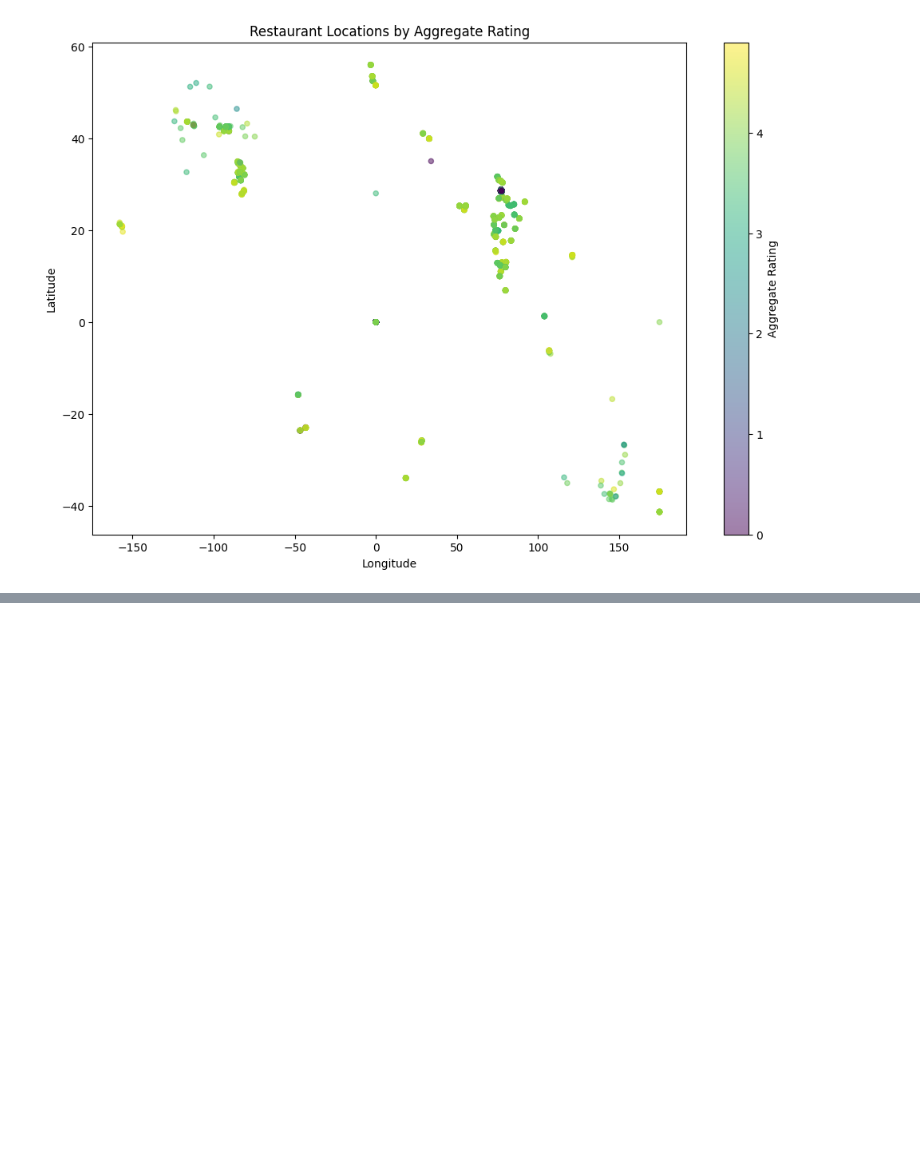
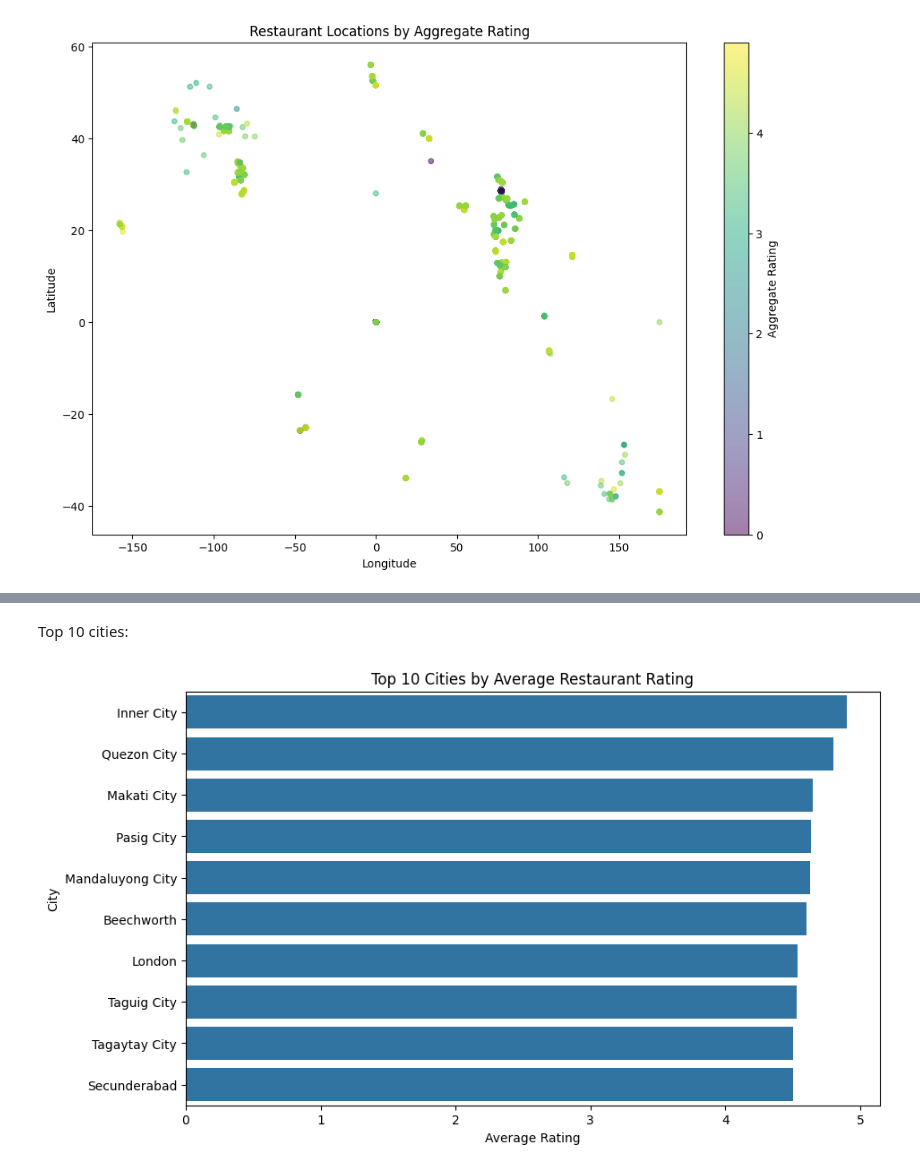
Before and after one commit to siddharth-kushwaha03/Cognifyz, a Jupyter notebook: Level_1_Task3/task3.ipynb, the cells around one changed output, grey strips where cells are left out. Drawn from its saved outputs; the diff is of its cells as text; code cells hidden in the pictures; blank space fills up the shorter version.

```diff
--- a/Level_1_Task3/task3.ipynb
+++ b/Level_1_Task3/task3.ipynb
@@ -70,0 +146,4 @@ plt.show()
+# %%
+city_rating = (df.groupby("City")["Aggregate rating"].mean().sort_values(ascending=False))
+
+print(city_rating.head(10))
@@ -70,0 +163,16 @@ plt.show()
+# %% [markdown]
+Top 10 cities:
+# %%
+top_city_rating = city_rating.head(10)
+
+plt.figure(figsize=(10, 6))
+
+sns.barplot(x=top_city_rating.values,y=top_city_rating.index)
+
+plt.title("Top 10 Cities by Average Restaurant Rating")
+plt.xlabel("Average Rating")
+plt.ylabel("City")
+
+plt.show()
+# %% [output]
+[figure, added]
```
Also changed, not shown: parts of 10 cells of this notebook.
